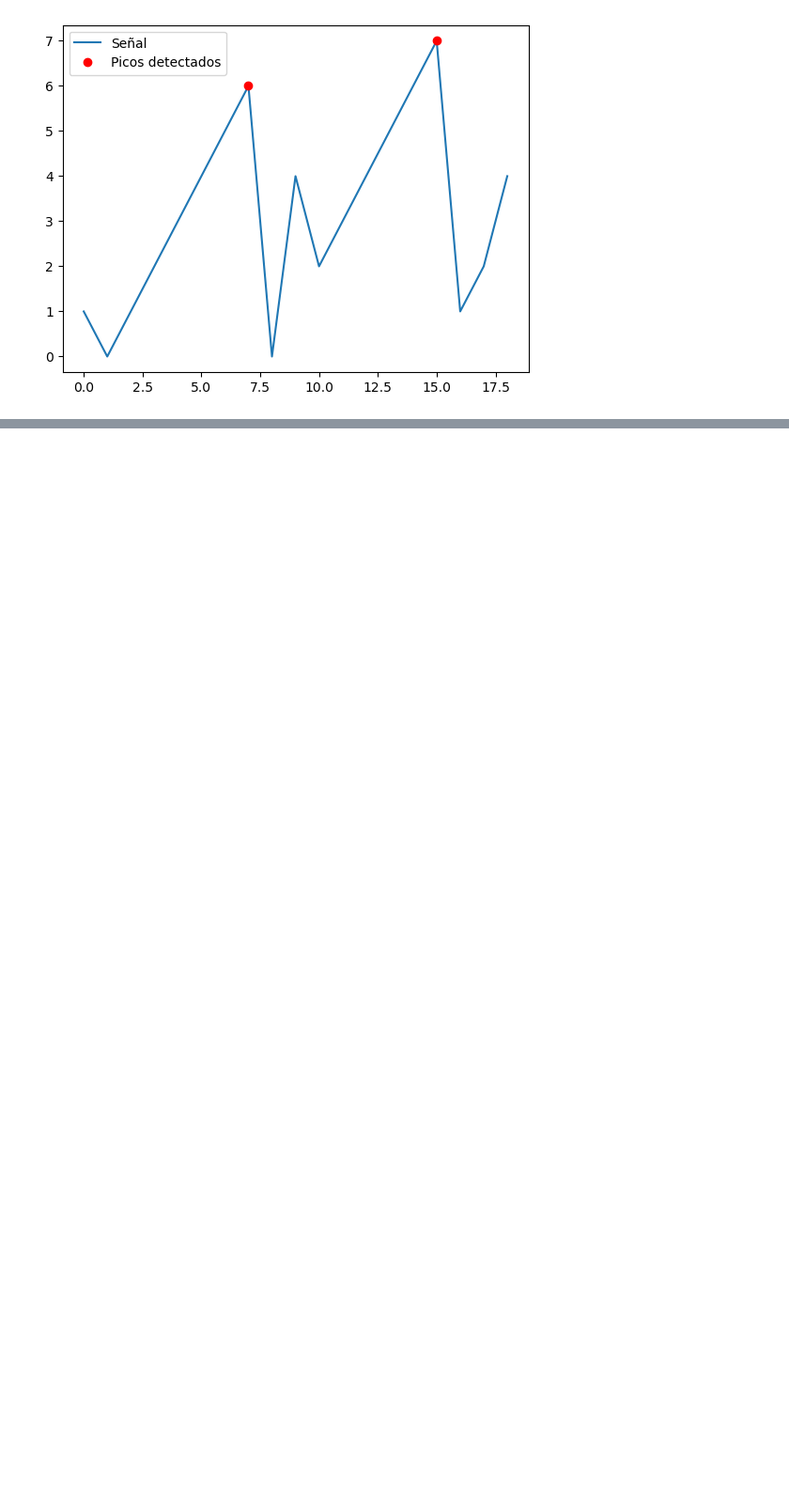
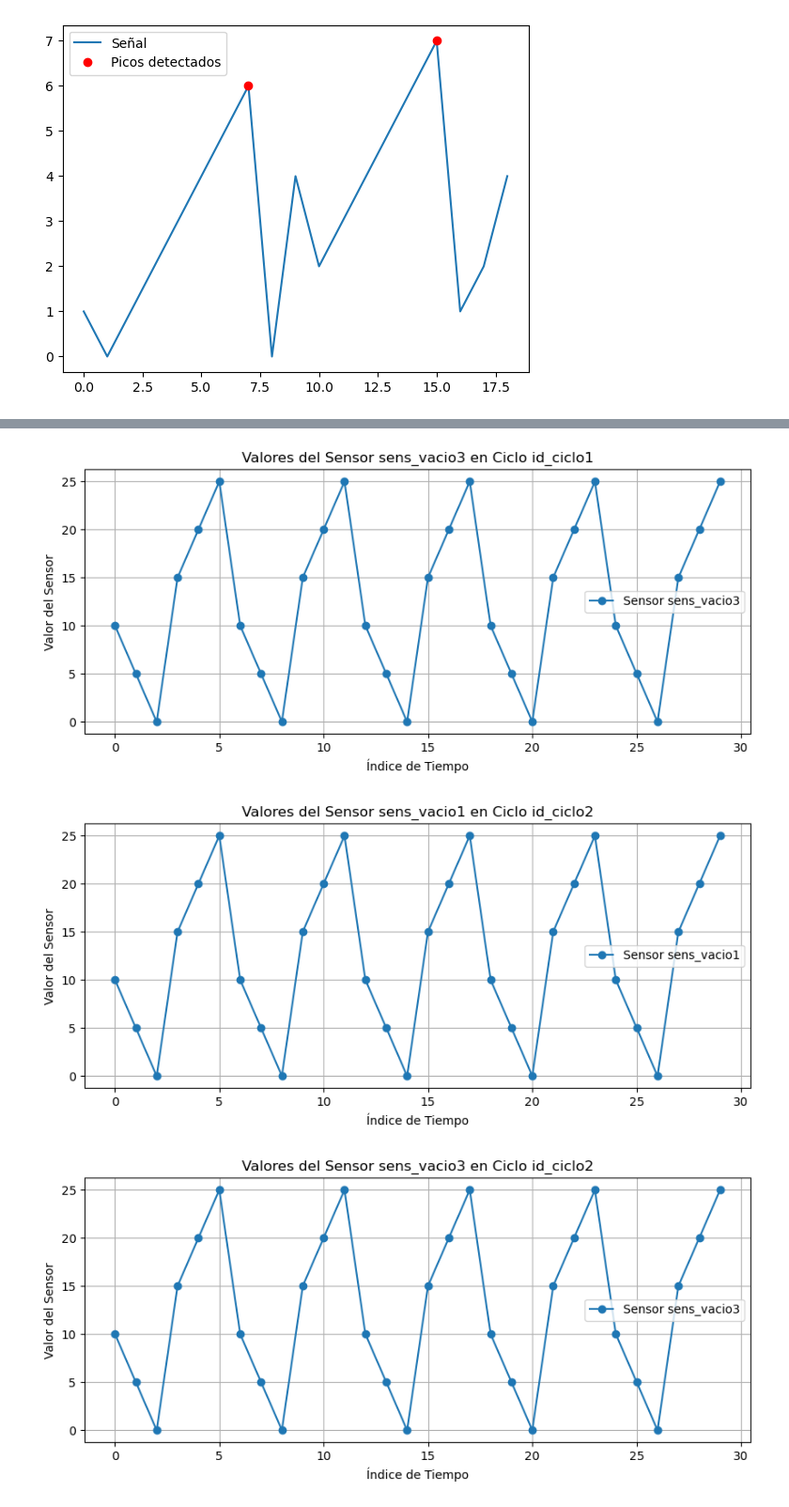
Before and after one commit to hasierzubi/python-data-analytics, a Jupyter notebook: scipy.ipynb, the cells around one changed output, grey strips where cells are left out. Shown at 94% size. Saved outputs shown, nothing was run; the diff lists cells and outputs as text; code cells hidden in the pictures; blank space fills up the shorter version.

```diff
--- a/scipy.ipynb
+++ b/scipy.ipynb
@@ -43,0 +386,26 @@ plt.show()
+# %%
+import matplotlib.pyplot as plt
+
+# Iterar sobre cada ciclo en df_cumplen_filtrado
+for ciclo in df_cumplen_filtrado["id_ciclo"].unique():
+    # Filtrar datos del ciclo actual (primeras 30 filas)
+    df_ciclo_actual = df_cumplen_filtrado[df_cumplen_filtrado["id_ciclo"] == ciclo].head(30)
+
+    # Obtener los sensores con media > 10 en este ciclo
+    medias_ciclo_actual = df_medias_vacio[df_medias_vacio["id_ciclo"] == ciclo]
+    sensores_seleccionados = medias_ciclo_actual[medias_ciclo_actual["media"] > 10]["sensor"].tolist()
+
+    # Graficar cada sensor en una figura separada
+    for sensor in sensores_seleccionados:
+        plt.figure(figsize=(10, 4))
+        plt.plot(df_ciclo_actual[sensor].values, marker='o', linestyle='-', label=f"Sensor {sensor}")
+        plt.title(f"Valores del Sensor {sensor} en Ciclo {ciclo}")
+        plt.xlabel("Índice de Tiempo")
+        plt.ylabel("Valor del Sensor")
+        plt.legend()
+        plt.grid(True)
+        plt.show()
+# %% [output]
+[figure, added]
+[figure, added]
+[figure, added]
```
Also changed, not shown: parts of 19 cells of this notebook.
